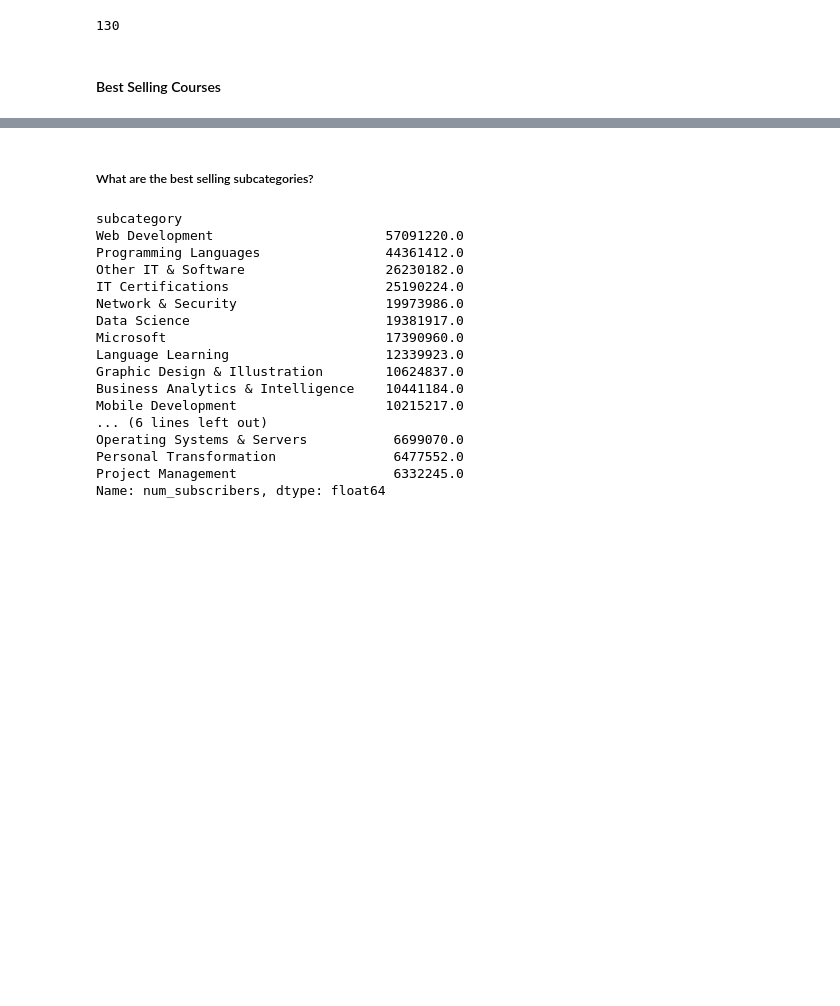
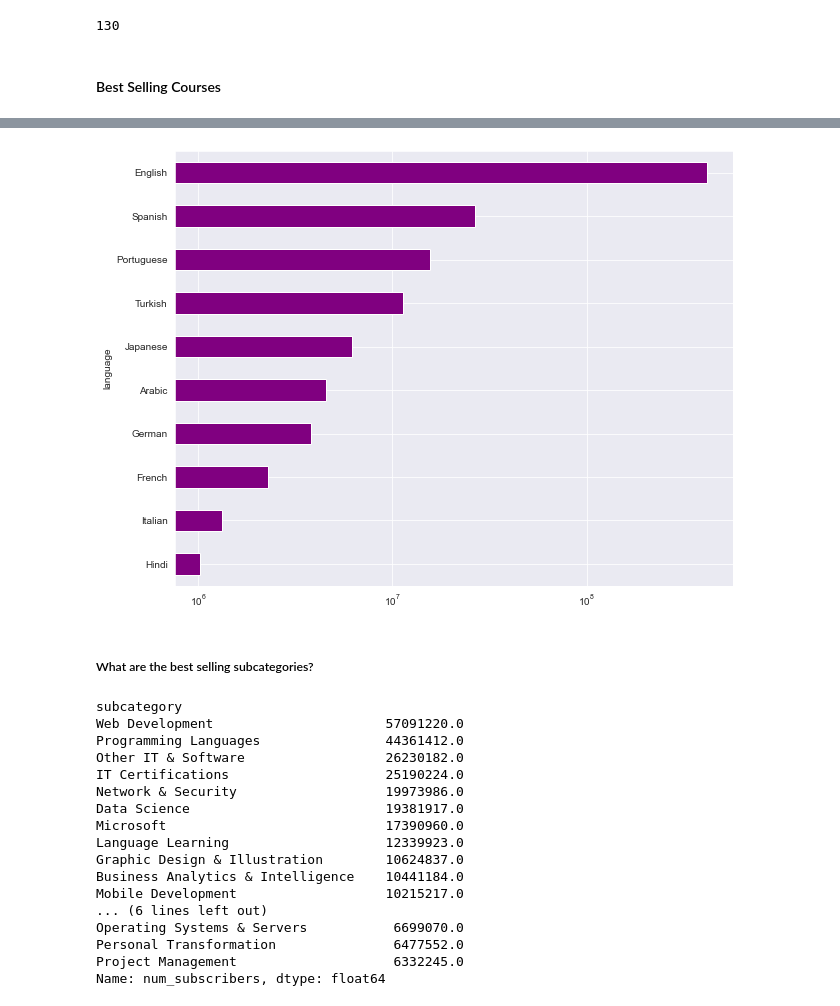
Before and after one commit to FranzKhylOng/Udemy-Courses-DA, a Jupyter notebook: udemy.ipynb, the cells around one changed output, grey strips where cells are left out. Drawn from its saved outputs; the diff is of its cells as text; code cells hidden in the pictures; blank space fills up the shorter version.

```diff
--- a/udemy.ipynb
+++ b/udemy.ipynb
@@ -98,3 +128,11 @@ plt.show()
+# %%
+languages = data.groupby("language")['num_subscribers'].sum().sort_values(ascending=False).head(10)
+languages = languages.sort_values(ascending=True)
+plt.figure(figsize=(10, 8))
+languages.plot(kind='barh', color='purple')
+plt.xscale('log')
+# %% [output]
+[figure, added]
 # %% [markdown]
 ##### What are the best selling subcategories?
 # %%
```
Also changed, not shown: parts of 9 cells of this notebook.
